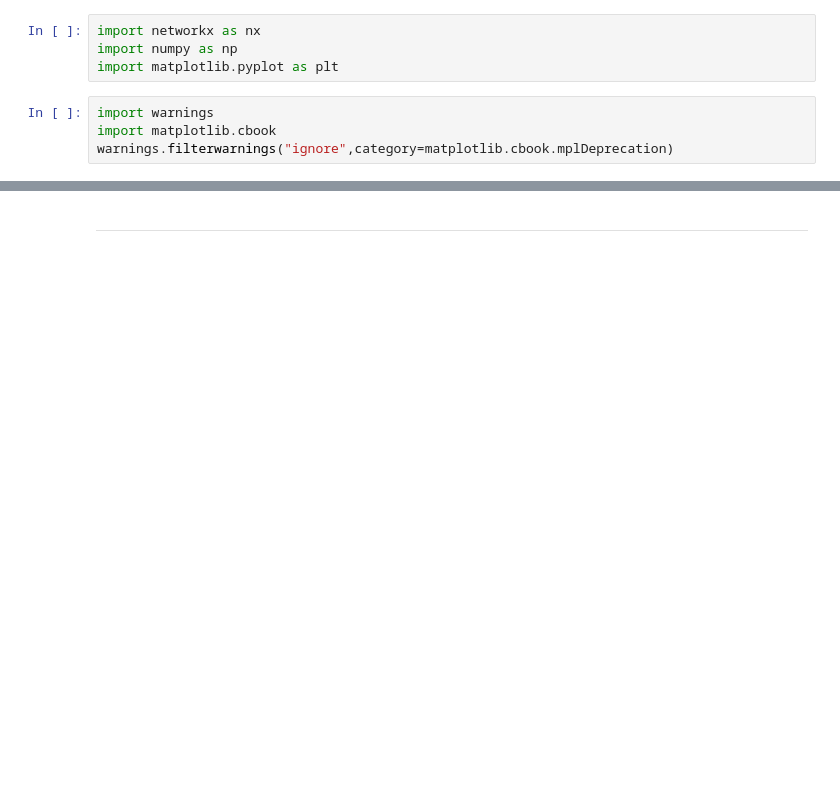
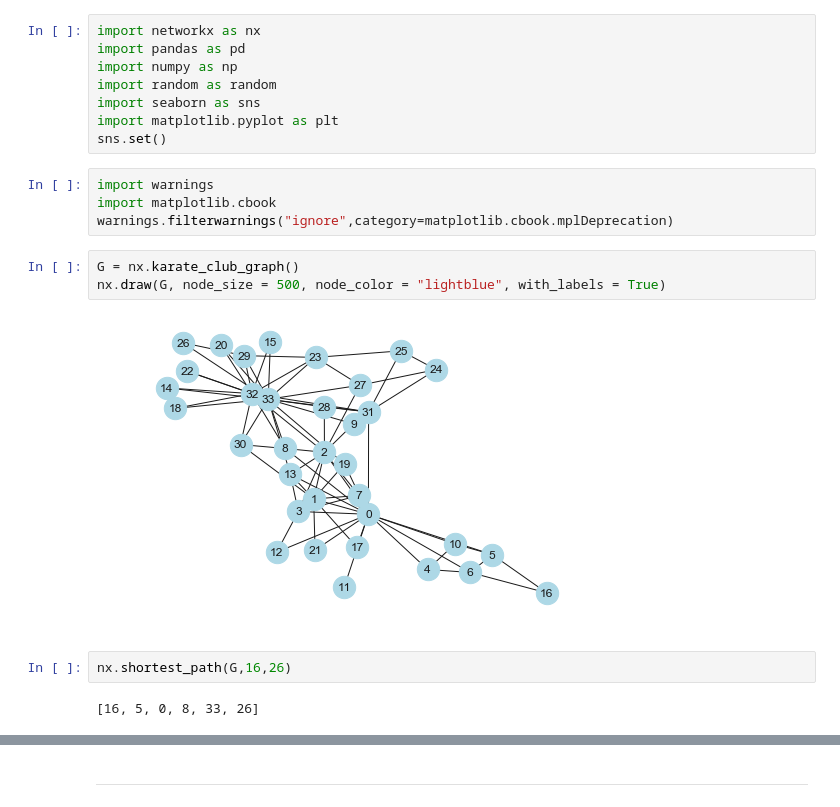
Before and after one commit to anpaschool/Algorithms, a Jupyter notebook: AA4-AI-Search.ipynb, the cells around one changed output, grey strips where cells are left out. Drawn from its saved outputs; the diff is of its cells as text; blank space fills up the shorter version.

```diff
--- a/AA4-AI-Search.ipynb
+++ b/AA4-AI-Search.ipynb
@@ -201,9 +201,22 @@ BFS:
 ### Implementation of NetworkX
 # %%
 import networkx as nx
+import pandas as pd
 import numpy as np
+import random as random
+import seaborn as sns
 import matplotlib.pyplot as plt
+sns.set()
 # %%
 import warnings
 import matplotlib.cbook
 warnings.filterwarnings("ignore",category=matplotlib.cbook.mplDeprecation)
+# %%
+G = nx.karate_club_graph()
+nx.draw(G, node_size = 500, node_color = "lightblue", with_labels = True)
+# %% [output]
+[figure, added]
+# %%
+nx.shortest_path(G,16,26)
+# %% [output]
+[16, 5, 0, 8, 33, 26]
```
Also changed, not shown: parts of 5 cells of this notebook, 5 other files.
